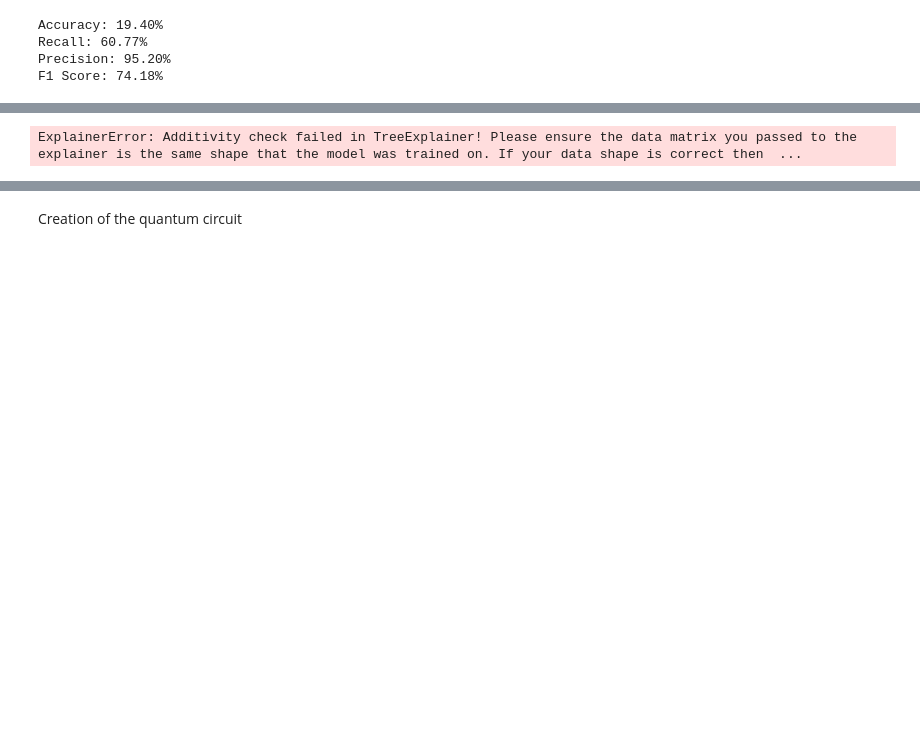
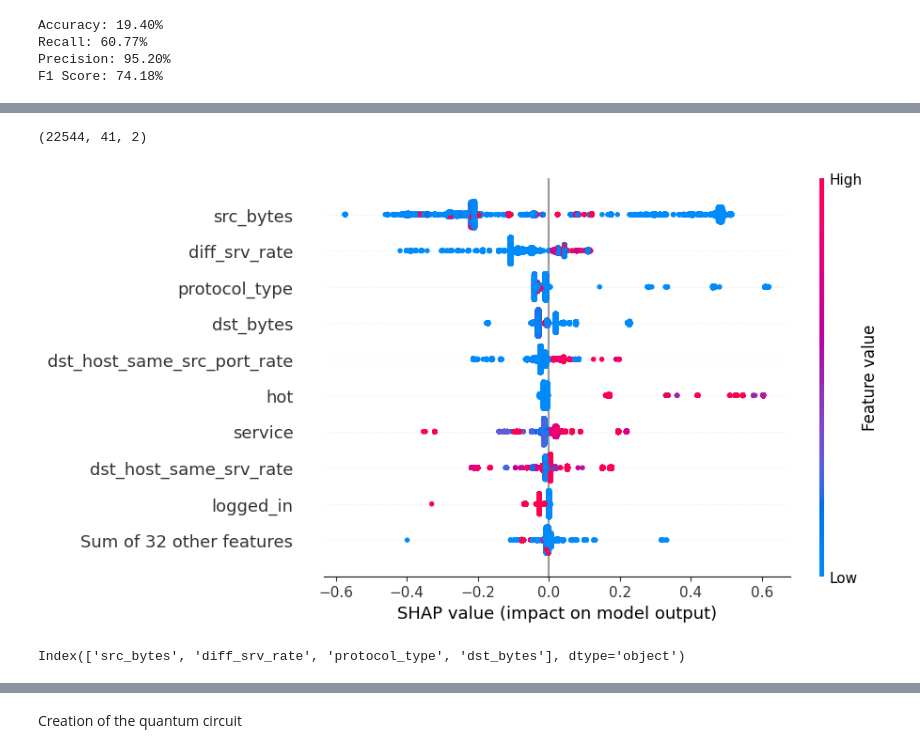
Before and after one commit to MysticKrameNine/Quantum_Intrusion_Detection, a Jupyter notebook: QML_Intrusion_Detection.ipynb, the cells around one changed output, grey strips where cells are left out. Saved outputs shown, nothing was run; the diff lists cells and outputs as text; code cells hidden in the pictures; blank space fills up the shorter version.

```diff
--- a/QML_Intrusion_Detection.ipynb
+++ b/QML_Intrusion_Detection.ipynb
@@ -44,6 +44,7 @@ train_data.head()
 # %% [markdown]
 Preprocess NSL-KDD data
 # %%
+from sklearn.preprocessing import StandardScaler
 # Affiche la distribution des labels
 # print(train_data['label'].value_counts())
 # print(test_data['label'].value_counts())
@@ -59,25 +60,29 @@ def preprocess_data(data):
     for column in data.select_dtypes(include=['int64']).columns:
         data[column] = data[column].astype('float64')
 
+    # Normaliser les caractéristiques numériques sauf la colonne label
+    # scaler = MinMaxScaler()
+    # for column in data.columns[:-1]:
+    #     data[column] = scaler.fit_transform(data[column].values.reshape(-1, 1))
+
     # Afficher les types de données
     # print(data.dtypes)
-
-    # Normaliser les caractéristiques numériques
-    # scaler = MinMaxScaler()
-    # num_cols = data.select_dtypes(include=['float64', 'int64']).columns
-    # print(num_cols)
-    # data[num_cols] = scaler.fit_transform(data[num_cols])
 
     # Séparer les caractéristiques et les labels
     X = data.drop('label', axis=1)
     # Label normal alors 0, autre (attaque) alors 1
     y = data['label'].apply(lambda x: 0 if x == 'normal' else 1)
     y = y.astype('float64') # transformer y en float64
-    print(pd.Series(y).value_counts()) # montrer la distribution des labels
+    # print(pd.Series(y).value_counts()) # montrer la distribution des labels
 
     return X, y
 
 X_train, y_train = preprocess_data(train_data)
 X_test, y_test = preprocess_data(test_data)
 
-# À partir d'ici, vous pouvez utiliser X_train, y_train, X_test, et y_test avec Qiskit pour entraîner votre modèle QML.
+feature_columns = X_train.columns
+
+#Standerdize the data
+scaler = StandardScaler()
+X_train = scaler.fit_transform(X_train)
+X_test = scaler.transform(X_test)
@@ -302,13 +305,59 @@ F1 Score: 7.09%
 # %%
 # Load the model
 model = joblib.load('data/model/dt_model.pkl') # chargement du modèle
 
 # Utilisation de shap pour expliquer les prédictions
 import shap
-explainer = shap.Explainer(model, X_train, feature_names=X_train.columns)
+explainer = shap.Explainer(model, feature_names=feature_columns)
 shap_values = explainer(X_test)
+print(shap_values.shape)
+
+# Sélectionner les valeurs SHAP pour les classes
+# shap_values_class_0 = shap_values[:, :, 0]
+shap_values_class_1 = shap_values[:, :, 1]
+
+# Afficher les valeurs du premier exemple
+# shap.plots.waterfall(shap_values_class[0])
 
 # Afficher les valeurs shap summary_plot
-shap.summary_plot(shap_values, X_test, feature_names=X_test.columns)
+# shap.summary_plot(shap_values_class_0, X_test)
+shap.summary_plot(shap_values_class_1, X_test)
+# shap.plots.beeswarm(shap_values_class_1)
 # %% [output]
-ExplainerError: Additivity check failed in TreeExplainer! Please ensure the data matrix you passed to the explainer is the same shape that the model was trained on. If your data shape is correct then  ...
+(22544, 41, 2)
+[figure, added]
+# %%
+X_train, y_train = preprocess_data(train_data)
+X_test, y_test = preprocess_data(test_data)
+
+# Liste des noms des colonnes à conserver
+# important_columns = [
+#     "src_bytes", "diff_srv_rate", "protocol_type", "dst_bytes",
+#     "dst_host_same_src_port_rate", "hot", "service",
+#     "dst_host_same_srv_rate", "logged_in", "duration",
+#     "dst_host_srv_serror_rate", "count", "flag", "dst_host_count",
+#     "dst_host_srv_count", "dst_host_diff_srv_rate"
+# ]
+
+
+important_columns = [
+    "src_bytes", "diff_srv_rate", "protocol_type", "dst_bytes",
+]
+
+# important_columns = [
+#     "same_srv_rate", "hot", "num_access_files", "diff_srv_rate",
+# ]
+
+# Sélectionner les colonnes importantes
+X_train_important = X_train[important_columns]
+X_test_important = X_test[important_columns]
+
+# Afficher le nom des colonnes
+print(X_train_important.columns)
+
+#Standerdize the data
+scaler = StandardScaler()
+X_train = scaler.fit_transform(X_train_important)
+X_test = scaler.transform(X_test_important)
+# %% [output]
+Index(['src_bytes', 'diff_srv_rate', 'protocol_type', 'dst_bytes'], dtype='object')
```
Also changed, not shown: parts of 15 cells of this notebook.
